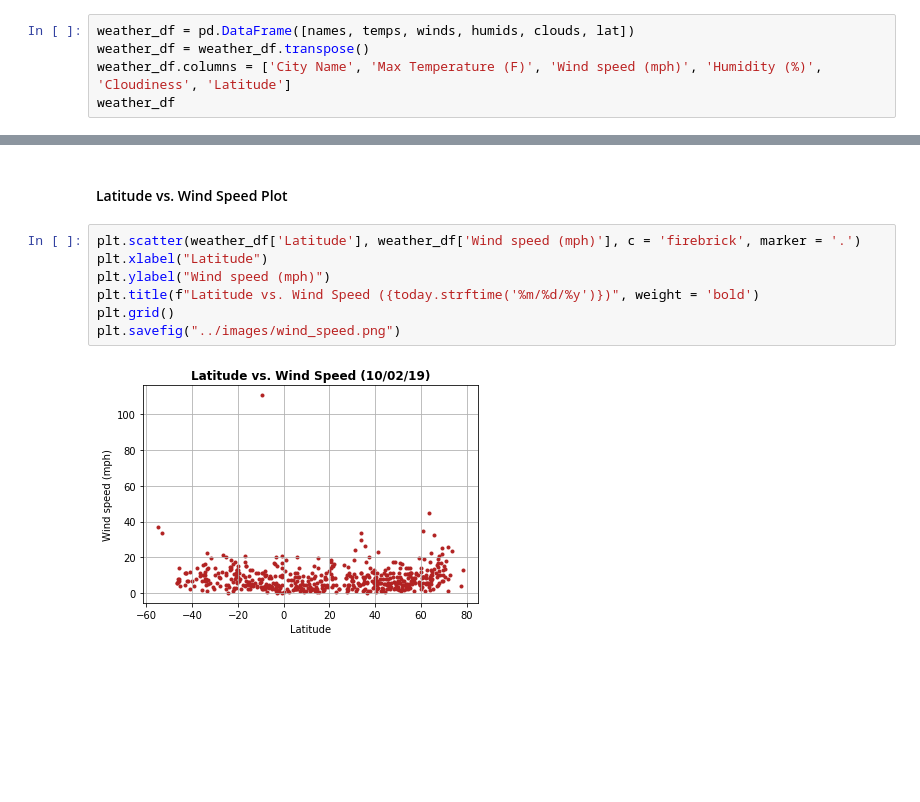
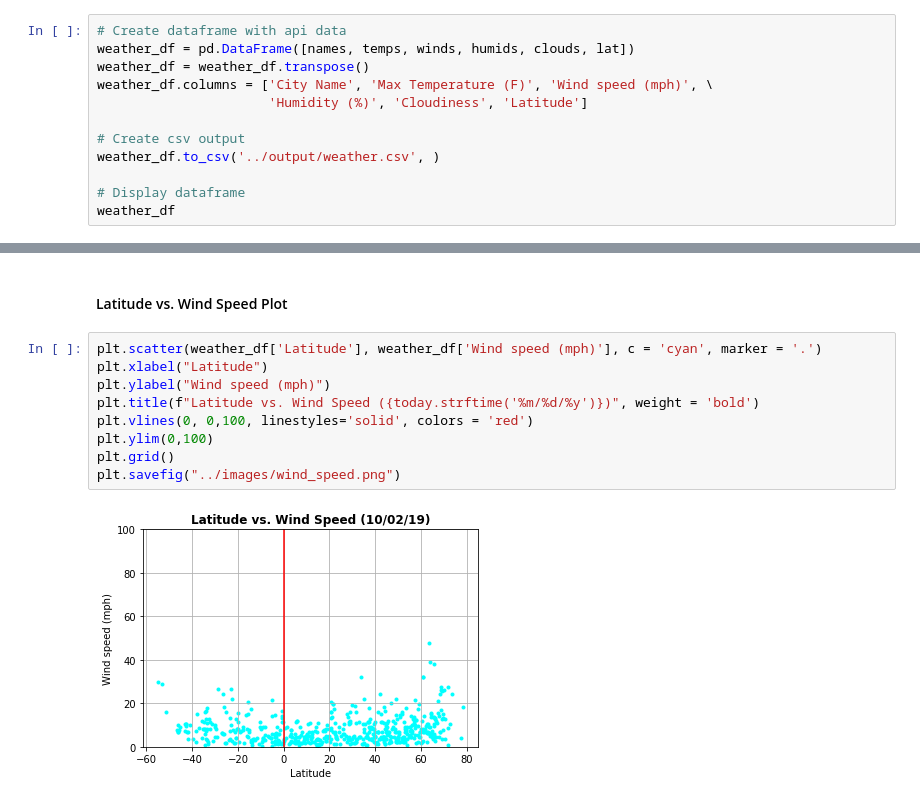
Before and after one commit to mmpatterson/python-api-challenge, a Jupyter notebook: WeatherPy/WeatherPy.ipynb, the cells around one changed output, grey strips where cells are left out. Drawn from its saved outputs; the diff is of its cells as text; blank space fills up the shorter version.

```diff
--- a/WeatherPy/WeatherPy.ipynb
+++ b/WeatherPy/WeatherPy.ipynb
@@ -144,7 +121,14 @@ lat
 # %%
+# Create dataframe with api data
 weather_df = pd.DataFrame([names, temps, winds, humids, clouds, lat])
 weather_df = weather_df.transpose()
-weather_df.columns = ['City Name', 'Max Temperature (F)', 'Wind speed (mph)', 'Humidity (%)', 'Cloudiness', 'Latitude']
+weather_df.columns = ['City Name', 'Max Temperature (F)', 'Wind speed (mph)', \
+                      'Humidity (%)', 'Cloudiness', 'Latitude']
+
+# Create csv output
+weather_df.to_csv('../output/weather.csv', )
+
+# Display dataframe
 weather_df
 # %% [output]
 |  | City Name | Max Temperature (F) | Wind speed (mph) | Humidity (%) | Cloudiness | Latitude |
@@ -229,11 +204,13 @@ plt.savefig("../images/cloudiness.png")
 # %% [markdown]
 #### Latitude vs. Wind Speed Plot
 # %%
-plt.scatter(weather_df['Latitude'], weather_df['Wind speed (mph)'], c = 'firebrick', marker = '.')
+plt.scatter(weather_df['Latitude'], weather_df['Wind speed (mph)'], c = 'cyan', marker = '.')
 plt.xlabel("Latitude")
 plt.ylabel("Wind speed (mph)")
 plt.title(f"Latitude vs. Wind Speed ({today.strftime('%m/%d/%y')})", weight = 'bold')
+plt.vlines(0, 0,100, linestyles='solid', colors = 'red')
+plt.ylim(0,100)
 plt.grid()
 plt.savefig("../images/wind_speed.png")
 # %% [output]
-[figure, old version]
+[figure, new version]
```
Also changed, not shown: parts of 12 cells of this notebook, 10 other files.
